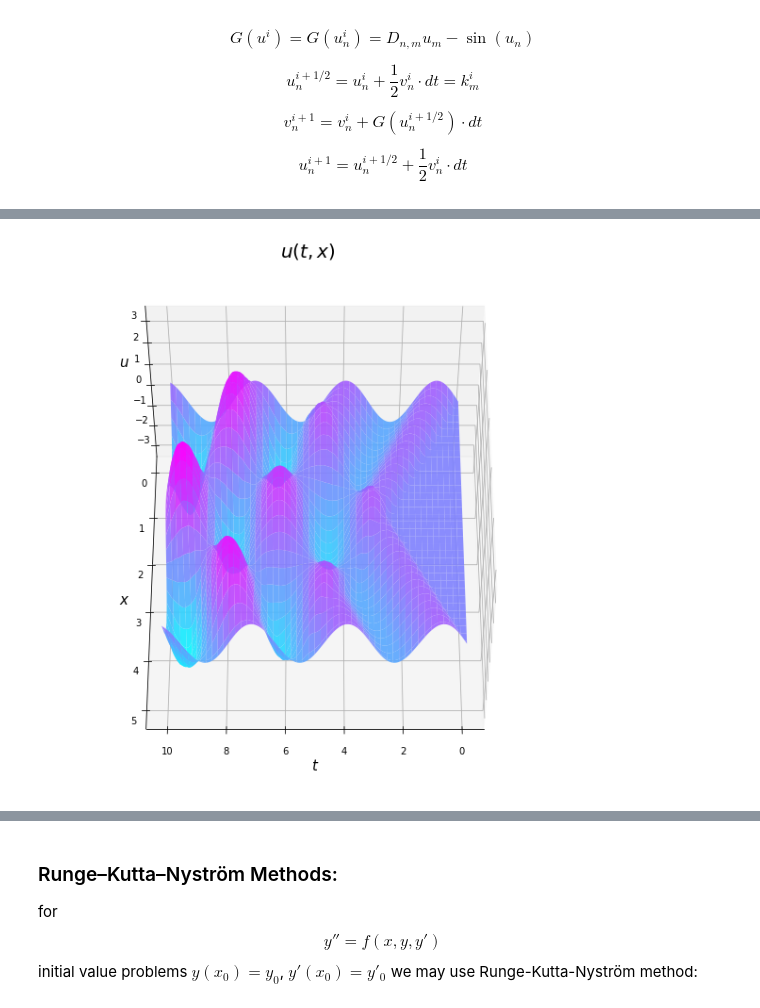
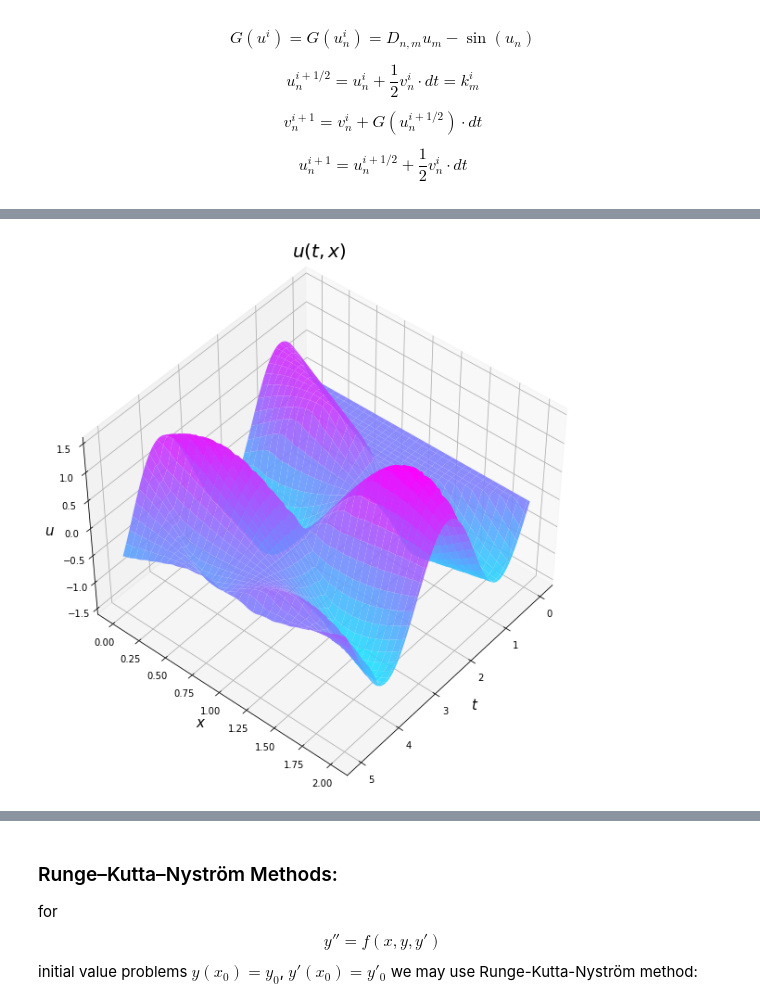
Before and after one commit to Milwa97/PlayGround, a Jupyter notebook: sine_gordon.ipynb, the cells around one changed output, grey strips where cells are left out. Saved outputs shown, nothing was run; the diff lists cells and outputs as text; code cells hidden in the pictures.

```diff
--- a/sine_gordon.ipynb
+++ b/sine_gordon.ipynb
@@ -133,13 +133,14 @@ $$ v^{i+1}_n = v^i_n + G\left(u^{i+1/2}_n\right) \cdot dt $$
 
 $$ u^{i+1}_n = u^{i+1/2}_n +\frac12 v^i_n \cdot dt $$
 # %%
-Nx= 200   ##(50, 40000)
+Nx= 100   ##(50, 40000)
 Nt = 100000
 
-T = 10
-L = 5
+T = 5
+L = 2
 
-ω = 2
+ω1 = 2
+ω2 = -2
 
 xx = np.linspace(0, L, Nx+1)
 tt = np.linspace(0, T, Nt+1)
@@ -148,6 +149,6 @@ x,t = np.meshgrid(xx,tt)
 
 dx = xx[1] - xx[0]
 dt = tt[1] - tt[0]
+print("dx = {:}\t dt = {:}\t dt/dx^2 = {:}".format(dx, dt, (1/dx**2 * dt)))
 
 D = get_D_second_order(Nx+1)
-#plt.matshow(D, cmap='bwr', vmin=-4, vmax=4)
@@ -156,20 +157,18 @@ dx, dt, (1/dx**2 * dt)
 # %%
-u = np.zeros((Nt+1,Nx+1))
-v = np.zeros((Nt+1,Nx+1))  ## v = du/dt
-
-print(u.shape, v.shape)
+u = np.zeros((Nt+1,Nx+1))  ## position
+v = np.zeros((Nt+1,Nx+1))  ## velocity, v = du/dt
 
 # set initial conditions at t=0 for position u(t,x)
 u[0,:] = 0
 
 # set initial conditions at t=0 for velocity u'(t,x)
 v[0, 1:-1] = 0
-v[0,0] = ω
-v[0,-1] = -ω
+v[0,0] = ω1
+v[0,-1] = ω2
 
 ## set boundary conditions:
-u[:,0] = np.sin(ω * tt)
-u[:,-1] = - np.sin(ω * tt)
+u[:,0] = np.sin(ω1 * tt)
+u[:,-1] = np.sin(ω2 * tt)
 
 plot_3D(t,x,u, elev=25., azim=90)
 # %% [output]
@@ -185,10 +202,10 @@ def v1(Nt, Nx, u, v,t,x, D, azim):
         v[i+1,:] += dt/(dx*dx) * np.matmul(D, tmp)
         u[i+1,:] = tmp + 0.5 * v[i, :]* dt
         ## re-set boundary conditions:
-        u[i+1:,0] = np.sin(ω * (i+1)*dt)
-        u[i+1:,-1] = np.sin(ω * (i+1)*dt)
+        u[i+1:,0] = np.sin(ω1 * (i+1)*dt)
+        u[i+1:,-1] = np.sin(ω2 * (i+1)*dt)
 
-    plot_3D(t,x,u, elev=55., azim=azim)
+    plot_3D(t,x,u, elev=45., azim=azim)
 
 
 def v2(Nt, Nx, u, v,t,x, azim):
@@ -200,7 +217,7 @@ def v2(Nt, Nx, u, v,t,x, azim):
         v[i+1, 1:-1] += dt/(dx*dx) * (tmp[:-2] - 2*tmp[1:-1] + tmp[2:])
         u[i+1,1:-1] = (tmp + 0.5 * v[i, :]* dt)[1:-1]
 
-    plot_3D(t,x,u, elev=55., azim=azim)
+    plot_3D(t,x,u, elev=45., azim=azim)
 
 
 def v3(Nt, Nx, u, v,t,x, azim):
@@ -211,6 +228,5 @@ def v3(Nt, Nx, u, v,t,x, azim):
         v[i+1,:] = v[i, :]  - np.sin(tmp)* dt
         v[i+1, 1:-1] += dt/(dx*dx) * np.diff(tmp[:], 2)
         u[i+1,1:-1] = (tmp + 0.5 * v[i, :]* dt)[1:-1]
-
-    plot_3D(t,x,u, elev=55., azim=azim)
+    plot_3D(t,x,u, elev=45., azim=azim)
 # %%
@@ -222,5 +238,4 @@ v1(Nt, Nx, u, v,t,x, D, azim=90)
 # %%
-#%timeit sum(range(10))
-
-v2(Nt, Nx, u, v,t,x, azim=90)
+%timeit sum(range(10))
+v2(Nt, Nx, u, v,t,x, azim=40)
 # %% [output]
@@ -227,2 +243,2 @@ v2(Nt, Nx, u, v,t,x, azim=90)
-[figure, old version]
+[figure, new version]
 # %%
```
Also changed, not shown: parts of 7 cells of this notebook, 10 other files.
